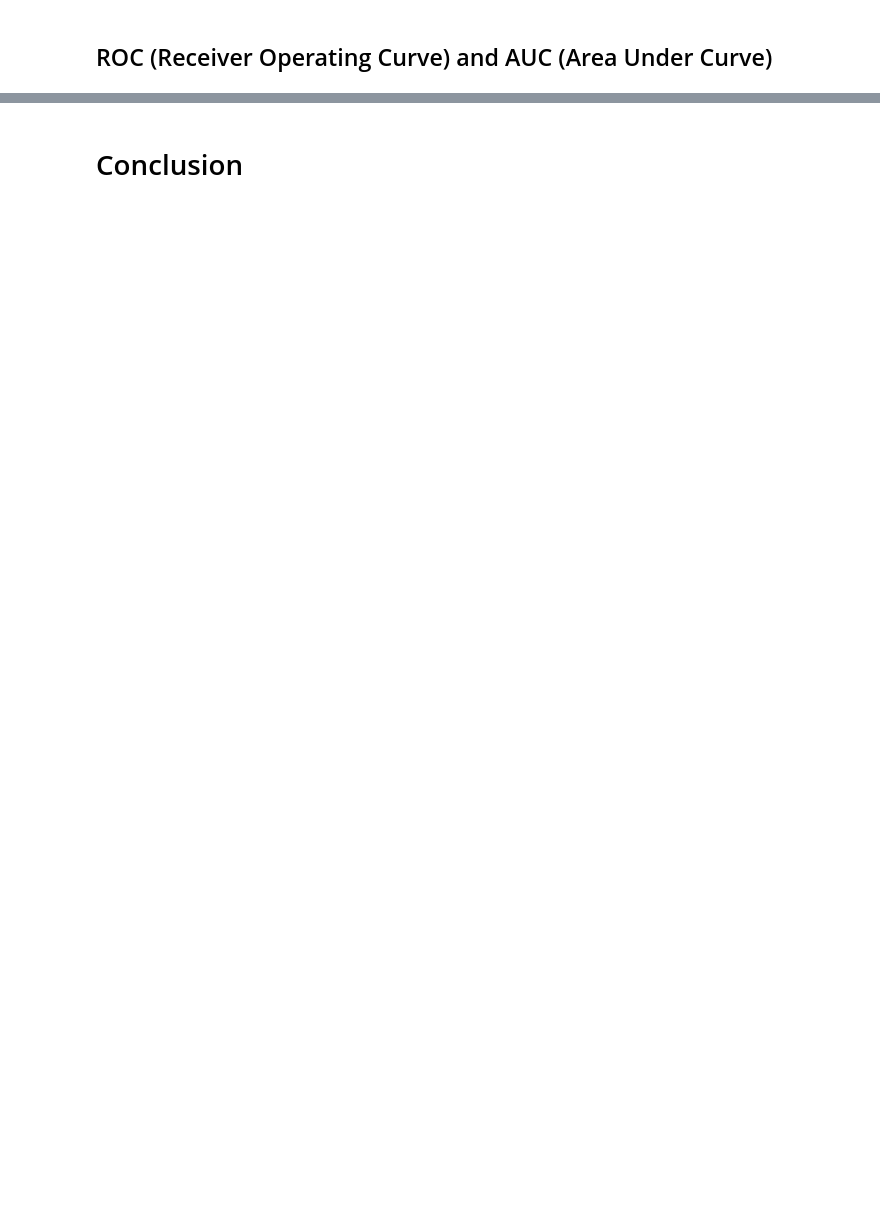
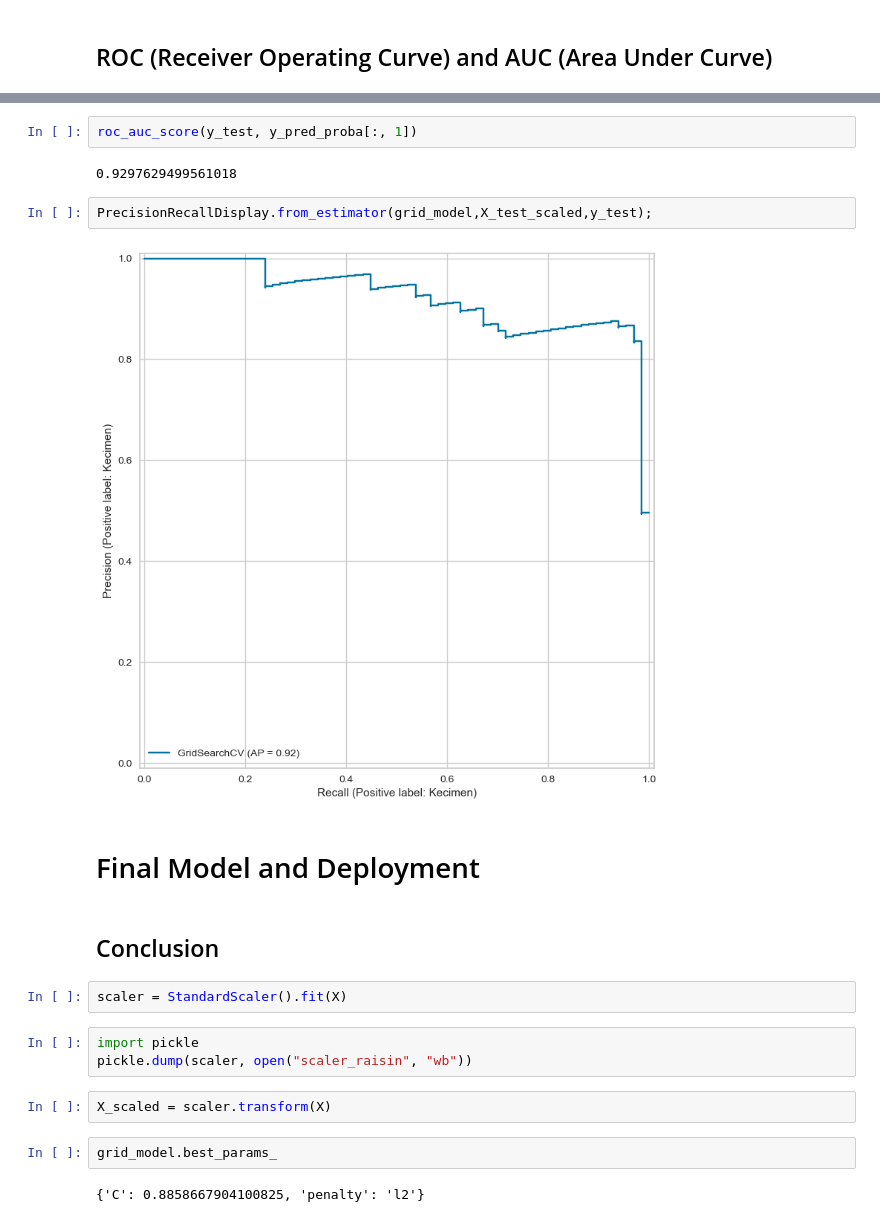
Before and after one commit to defneacer/Logistic_regression, a Jupyter notebook: Raisin_Class_Prediction_Project.ipynb, the cells around one changed output, grey strips where cells are left out. Saved outputs shown, nothing was run; the diff lists cells and outputs as text; blank space fills up the shorter version.

```diff
--- a/Raisin_Class_Prediction_Project.ipynb
+++ b/Raisin_Class_Prediction_Project.ipynb
@@ -404,2 +558,23 @@ weighted avg       0.86      0.86      0.86       765
+# %%
+roc_auc_score(y_test, y_pred_proba[:, 1])
+# %% [output]
+0.9297629499561018
+# %%
+PrecisionRecallDisplay.from_estimator(grid_model,X_test_scaled,y_test);
+# %% [output]
+[figure, added]
+# %% [markdown]
+# Final Model and Deployment
 # %% [markdown]
-# Conclusion
+## Conclusion
+# %%
+scaler = StandardScaler().fit(X)
+# %%
+import pickle
+pickle.dump(scaler, open("scaler_raisin", "wb"))
+# %%
+X_scaled = scaler.transform(X)
+# %%
+grid_model.best_params_
+# %% [output]
+{'C': 0.8858667904100825, 'penalty': 'l2'}
```
Also changed, not shown: parts of 44 cells of this notebook, 4 other files.
